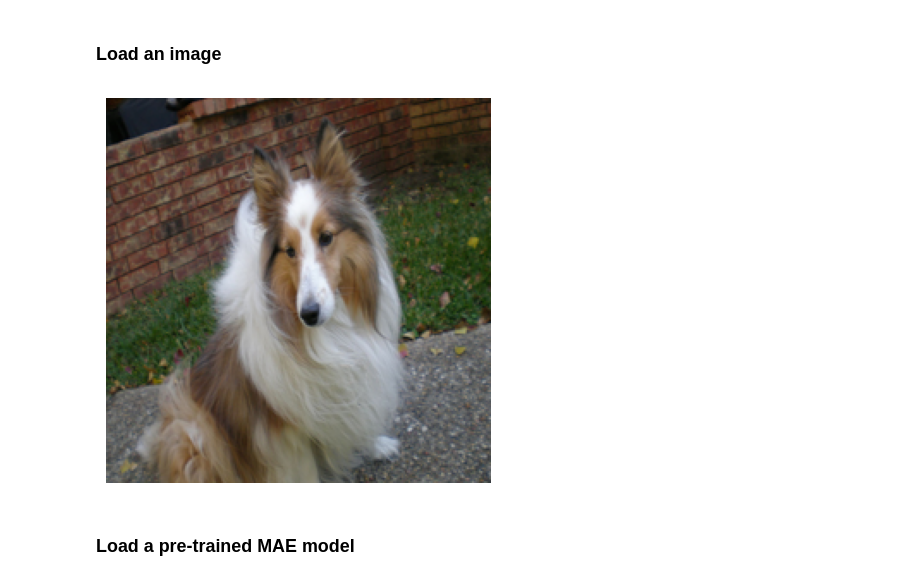
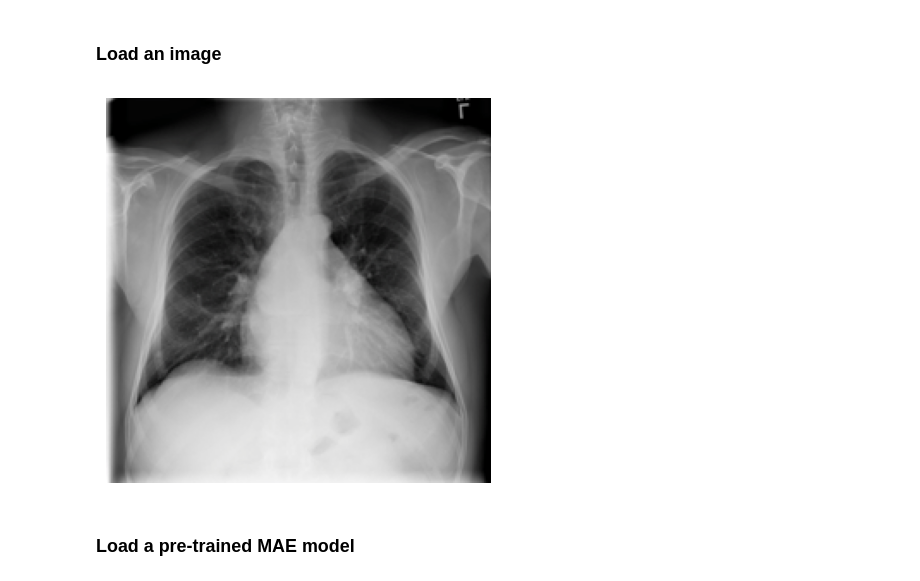
Before and after one commit to zezeze97/mae, a Jupyter notebook: demo/mae_visualize.ipynb, the cells around one changed output. Cells and saved outputs as stored; diff of their text form; code cells hidden in the pictures.

```diff
--- a/demo/mae_visualize.ipynb
+++ b/demo/mae_visualize.ipynb
@@ -108,30 +108,30 @@ def run_one_image(ori_img, gray_img, model):
 # %%
 from torchvision import transforms
 # load an image
 # img_url = 'https://user-images.githubusercontent.com/11435359/147738734-196fd92f-9260-48d5-ba7e-bf103d29364d.jpg' # fox, from ILSVRC2012_val_00046145
 # img_url = 'https://user-images.githubusercontent.com/11435359/147743081-0428eecf-89e5-4e07-8da5-a30fd73cc0ba.jpg' # cucumber, from ILSVRC2012_val_00047851
 # img = Image.open(requests.get(img_url, stream=True).raw)
-ori_img = Image.open('../data/imagenet_val/ILSVRC2012_img_val/ILSVRC2012_val_00000003.JPEG').convert ('RGB')
+ori_img = Image.open('../data/images/00000001_000.png').convert ('RGB')
 gray_transform = transforms.Grayscale(num_output_channels=1)
 gray_img = gray_transform(ori_img)
 gray_img = gray_img.resize((224, 224))
 gray_img = np.array(gray_img)
 gray_img = gray_img / 255.
 gray_img = gray_img - (0.299*0.485+0.587*0.456+0.114*0.406)
 gray_img = gray_img / (0.299*0.299+0.587*0.224+0.114*0.225)
 
 ori_img = ori_img.resize((224,224))
 ori_img = np.array(ori_img) / 255.
 # assert img.shape == (224, 224, 3)
 
 # normalize by ImageNet mean and std
 ori_img = ori_img - imagenet_mean
 ori_img = ori_img / imagenet_std
 
 plt.rcParams['figure.figsize'] = [5, 5]
 show_image(torch.tensor(ori_img))
 # %% [output]
-[figure, old version]
+[figure, new version]
 # %% [markdown]
 ### Load a pre-trained MAE model
 # %%
```
Also changed, not shown: parts of 3 cells of this notebook, 1 other file.
